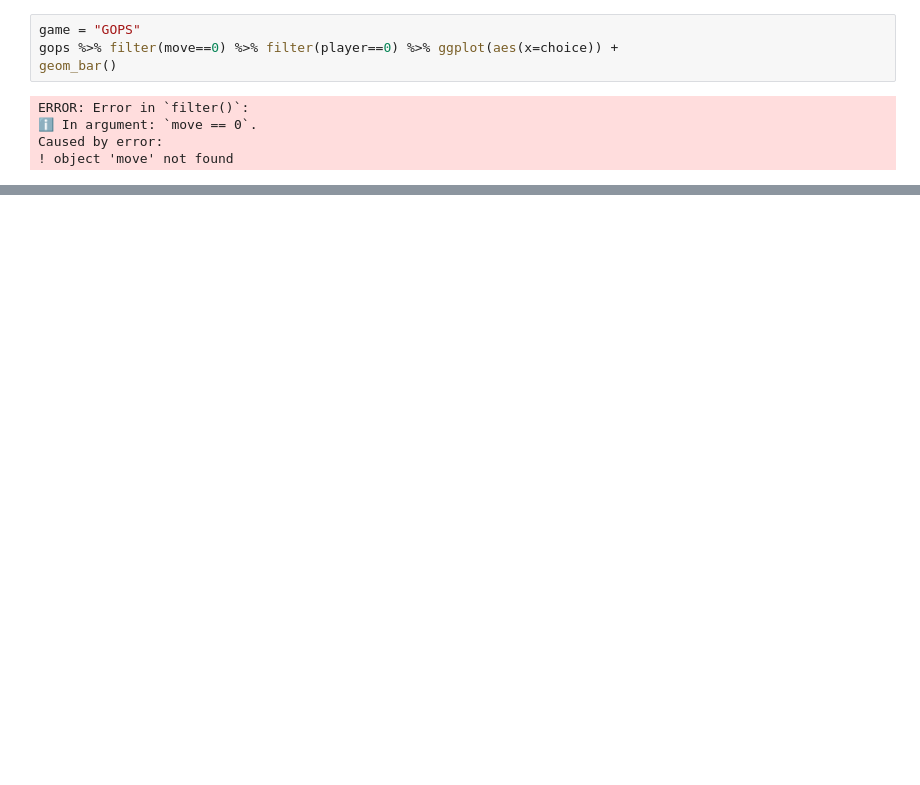
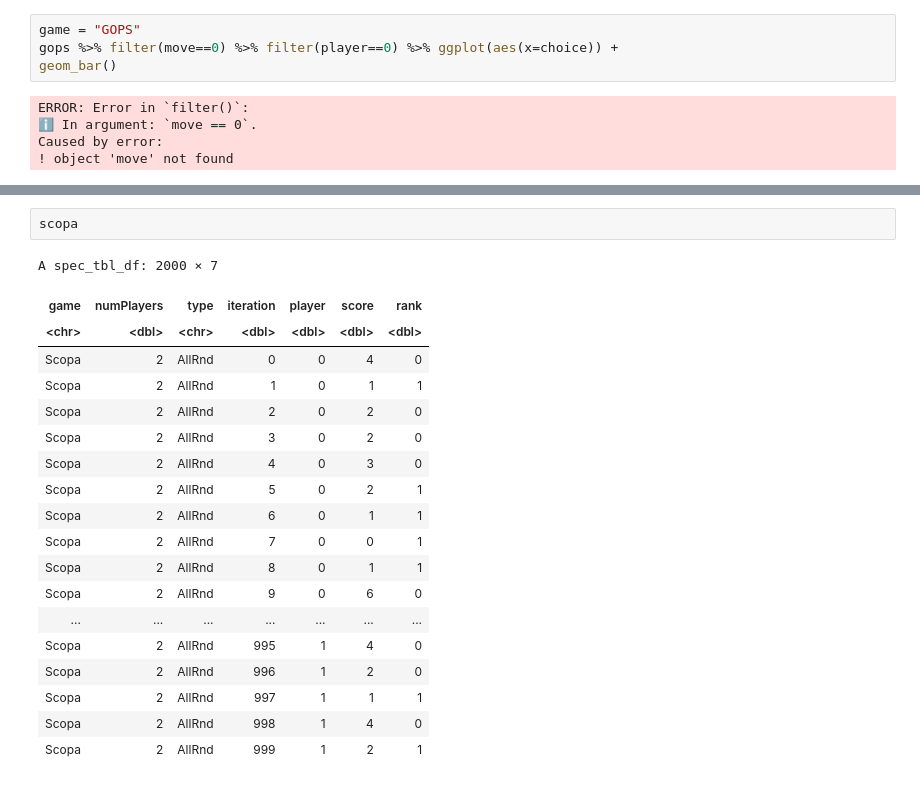
Before and after one commit to mgoadric/cardstock, a Jupyter notebook: Analysis/Analysis With R.ipynb, the cells around one changed output, grey strips where cells are left out. Drawn from its saved outputs; the diff is of its cells as text; blank space fills up the shorter version.

```diff
--- a/Analysis/Analysis With R.ipynb
+++ b/Analysis/Analysis With R.ipynb
@@ -73,0 +85,22 @@ Caused by error:
+# %%
+scopa
+# %% [output]
+A spec_tbl_df: 2000 × 7
+| game | numPlayers | type | iteration | player | score | rank |
+| <chr> | <dbl> | <chr> | <dbl> | <dbl> | <dbl> | <dbl> |
+| Scopa | 2 | AllRnd | 0 | 0 | 4 | 0 |
+| Scopa | 2 | AllRnd | 1 | 0 | 1 | 1 |
+| Scopa | 2 | AllRnd | 2 | 0 | 2 | 0 |
+| Scopa | 2 | AllRnd | 3 | 0 | 2 | 0 |
+| Scopa | 2 | AllRnd | 4 | 0 | 3 | 0 |
+| Scopa | 2 | AllRnd | 5 | 0 | 2 | 1 |
+| Scopa | 2 | AllRnd | 6 | 0 | 1 | 1 |
+| Scopa | 2 | AllRnd | 7 | 0 | 0 | 1 |
+| Scopa | 2 | AllRnd | 8 | 0 | 1 | 1 |
+| Scopa | 2 | AllRnd | 9 | 0 | 6 | 0 |
+| ... | ... | ... | ... | ... | ... | ... |
+| Scopa | 2 | AllRnd | 995 | 1 | 4 | 0 |
+| Scopa | 2 | AllRnd | 996 | 1 | 2 | 0 |
+| Scopa | 2 | AllRnd | 997 | 1 | 1 | 1 |
+| Scopa | 2 | AllRnd | 998 | 1 | 4 | 0 |
+| Scopa | 2 | AllRnd | 999 | 1 | 2 | 1 |
```
Also changed, not shown: parts of 7 cells of this notebook, 7 other files.
